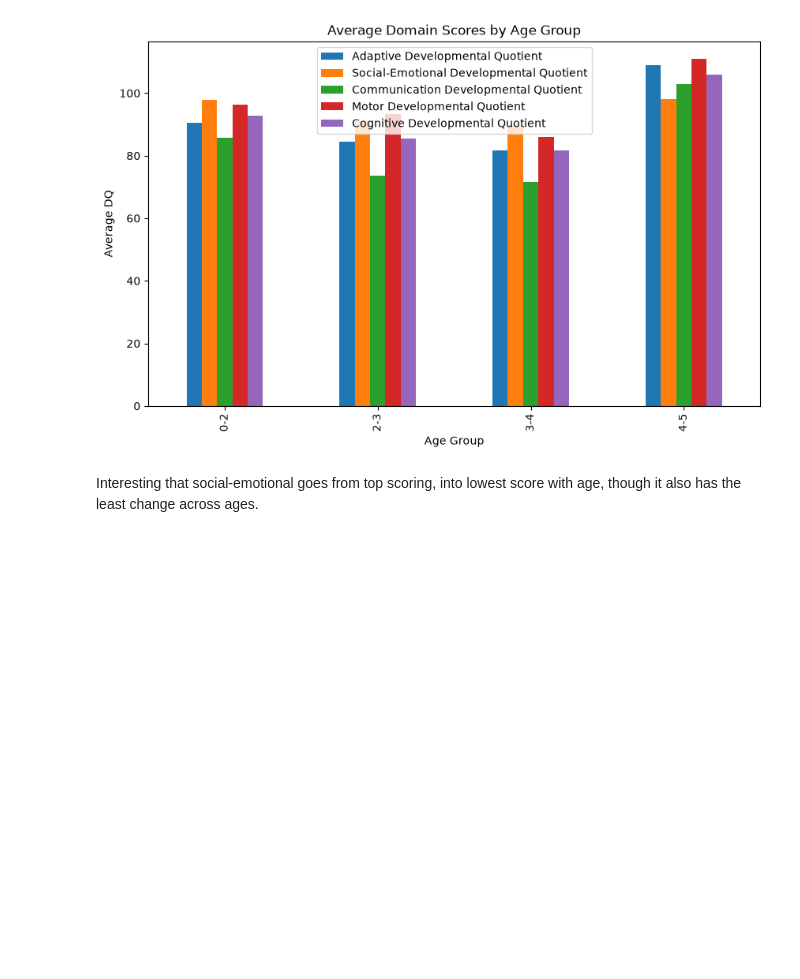
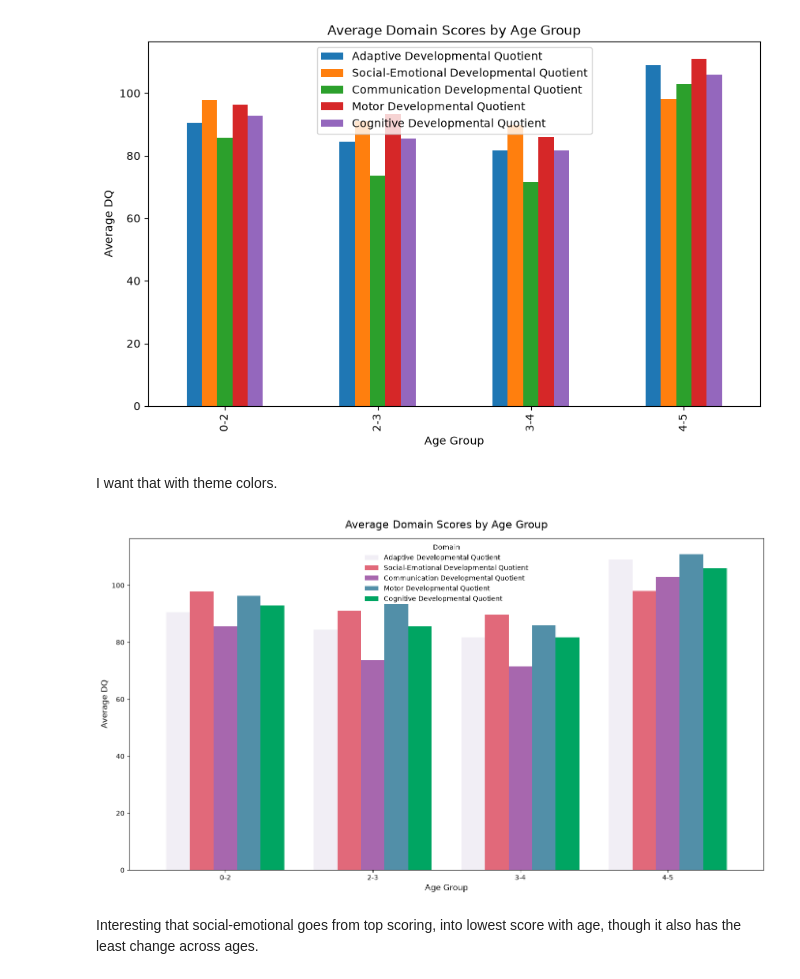
Before and after one commit to jewelamstewart-jpg/TEIS_Partner_Project, a Jupyter notebook: TEIS_Partner_Project.ipynb, the cells around one changed output. Drawn from its saved outputs; the diff is of its cells as text; code cells hidden in the pictures; blank space fills up the shorter version.

```diff
--- a/TEIS_Partner_Project.ipynb
+++ b/TEIS_Partner_Project.ipynb
@@ -549,6 +549,28 @@ plt.ylabel('Average DQ')
 plt.show()
 # %% [output]
 [figure]
+# %% [markdown]
+I want that with theme colors.
+# %%
+custom_colors = ['#F1EEF5', '#E1697A', '#A767AE', '#528FA8',  '#00A562',  '#007FC9']
+# %%
+ax = evals_df.groupby('age_group')[domain_cols].mean().plot(
+    kind='bar',
+    figsize=(14, 8),
+    color=custom_colors,
+    width=0.8)
+
+ax.set_title('Average Domain Scores by Age Group', fontsize=16, pad=15)
+ax.set_xlabel('Age Group', fontsize=12)
+ax.set_ylabel('Average DQ', fontsize=12)
+
+plt.xticks(rotation=0)
+plt.legend(title='Domain', frameon=False)
+plt.tight_layout()
+
+plt.show()
+# %% [output]
+[figure, added]
 # %% [markdown]
 Interesting that social-emotional goes from top scoring, into lowest score with age, though it also has the least change across ages.
 # %% [markdown]
```
Also changed, not shown: parts of 4 cells of this notebook.
